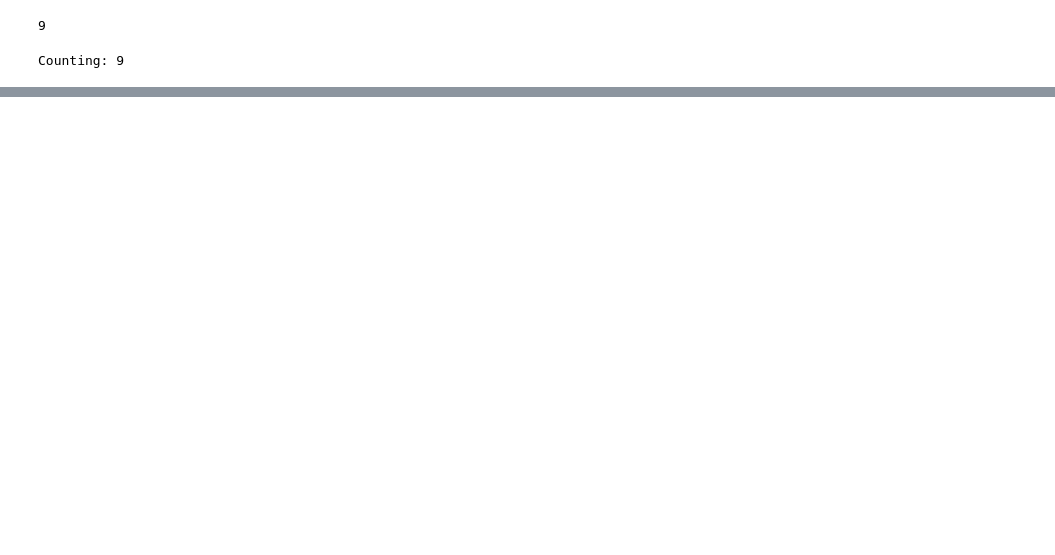
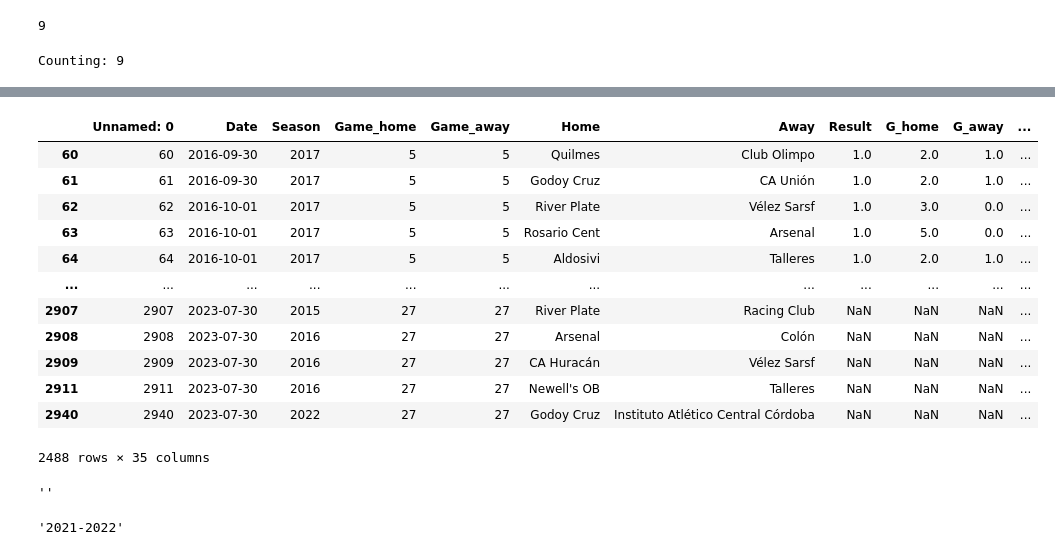
Before and after one commit to martinbog19/premier-league-predictor, a Jupyter notebook: housekeeping.ipynb, the cells around one changed output, grey strips where cells are left out. Saved outputs shown, nothing was run; the diff lists cells and outputs as text; code cells hidden in the pictures; blank space fills up the shorter version.

```diff
--- a/housekeeping.ipynb
+++ b/housekeeping.ipynb
@@ -66,0 +224,25 @@ Counting: 9
+# %%
+train = pd.read_csv('training_data/TRAINING_DATA_COMP21.csv')
+# %%
+# Clean training data -- at least 5 games played in the season + no games from COVID-19 1st lockdown
+train = train[(train['Game_home'] > 4) & (train['Game_away'] > 4) & (train['Rest'].abs() <= 40)]
+# %%
+train.sort_values('Date')
+# %% [output]
+|  | Unnamed: 0 | Date | Season | Game_home | Game_away | Home | Away | Result | G_home | G_away | ... |
+| 60 | 60 | 2016-09-30 | 2017 | 5 | 5 | Quilmes | Club Olimpo | 1.0 | 2.0 | 1.0 | ... |
+| 61 | 61 | 2016-09-30 | 2017 | 5 | 5 | Godoy Cruz | CA Unión | 1.0 | 2.0 | 1.0 | ... |
+| 62 | 62 | 2016-10-01 | 2017 | 5 | 5 | River Plate | Vélez Sarsf | 1.0 | 3.0 | 0.0 | ... |
+| 63 | 63 | 2016-10-01 | 2017 | 5 | 5 | Rosario Cent | Arsenal | 1.0 | 5.0 | 0.0 | ... |
+| 64 | 64 | 2016-10-01 | 2017 | 5 | 5 | Aldosivi | Talleres | 1.0 | 2.0 | 1.0 | ... |
+| ... | ... | ... | ... | ... | ... | ... | ... | ... | ... | ... | ... |
+| 2907 | 2907 | 2023-07-30 | 2015 | 27 | 27 | River Plate | Racing Club | NaN | NaN | NaN | ... |
+| 2908 | 2908 | 2023-07-30 | 2016 | 27 | 27 | Arsenal | Colón | NaN | NaN | NaN | ... |
+| 2909 | 2909 | 2023-07-30 | 2016 | 27 | 27 | CA Huracán | Vélez Sarsf | NaN | NaN | NaN | ... |
+| 2911 | 2911 | 2023-07-30 | 2016 | 27 | 27 | Newell's OB | Talleres | NaN | NaN | NaN | ... |
+| 2940 | 2940 | 2023-07-30 | 2022 | 27 | 27 | Godoy Cruz | Instituto Atlético Central Córdoba | NaN | NaN | NaN | ... |
+2488 rows × 35 columns
+# %%
+'hi' * False
+# %% [output]
+''
@@ -66,0 +252,4 @@ Counting: 9
+# %%
+f'{year-1}-' * acyear + str(year)
+# %% [output]
+'2021-2022'
```
Also changed, not shown: parts of 19 cells of this notebook, 5 other files.
